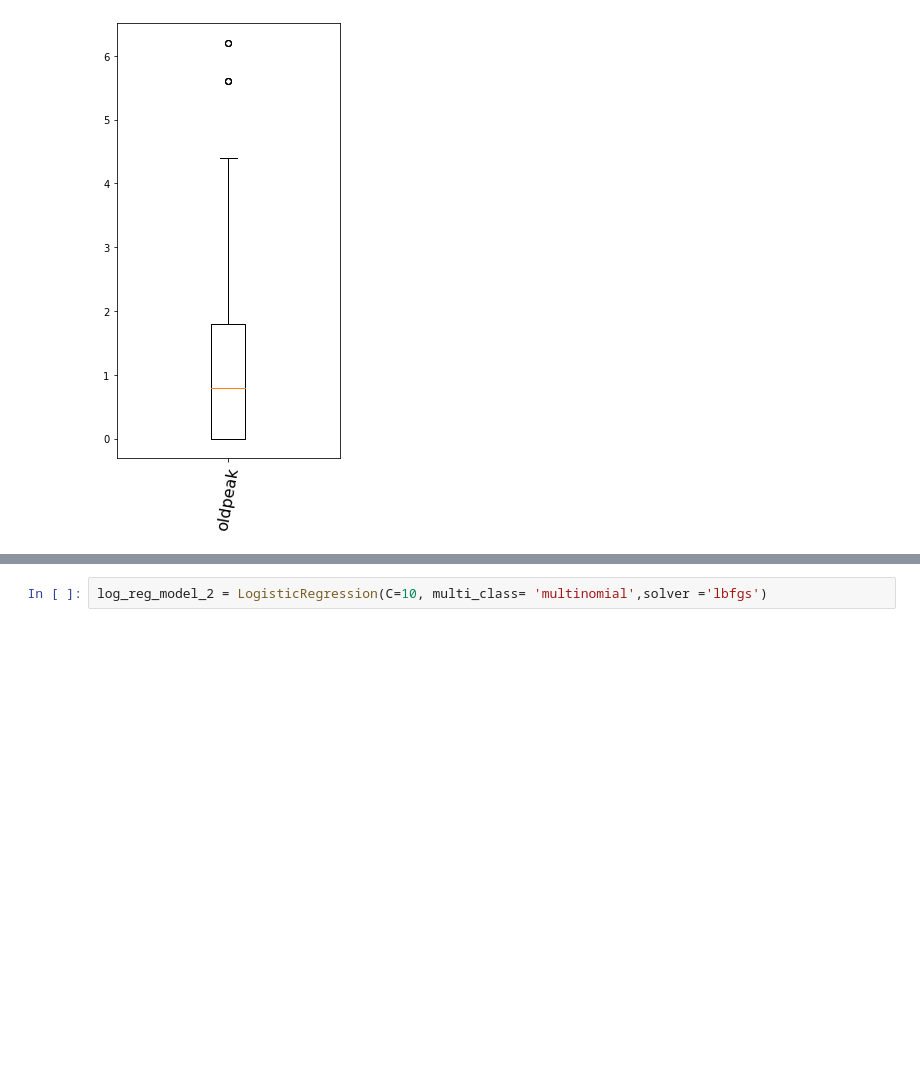
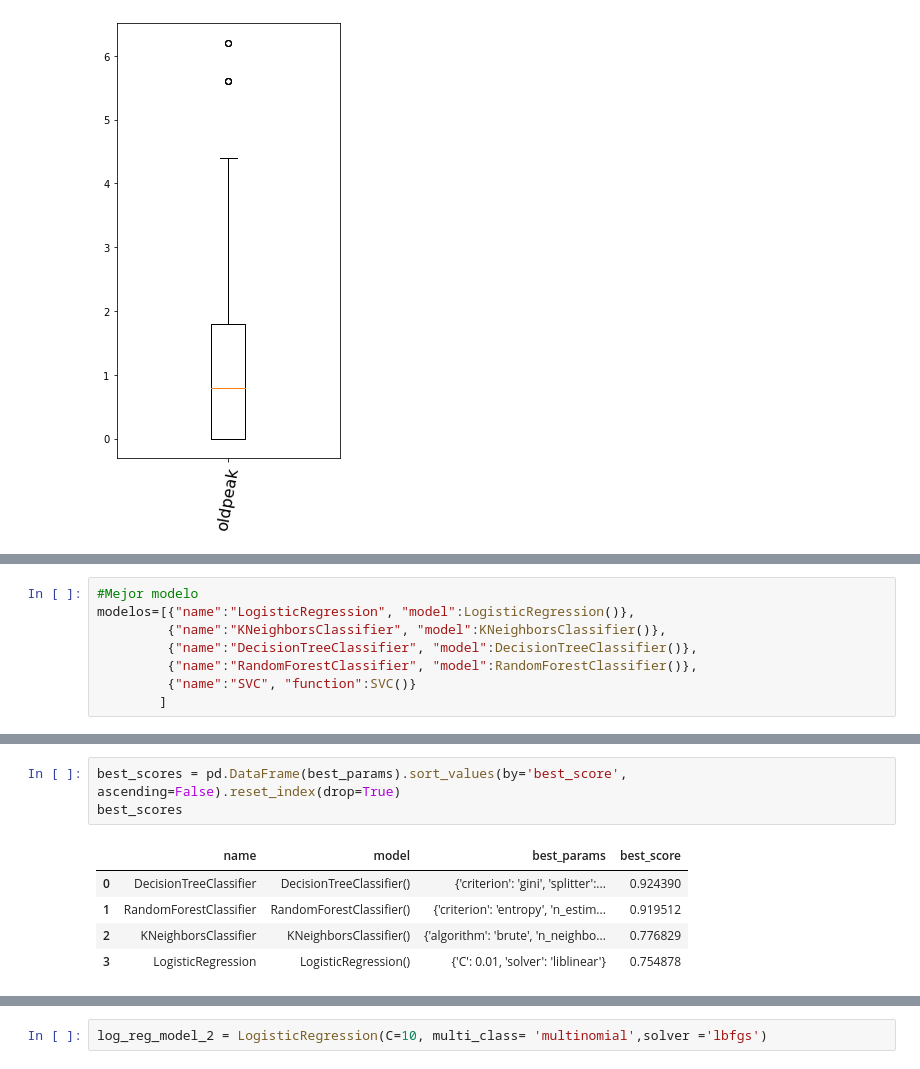
Before and after one commit to pablojrosa/LogisticRegression, a Jupyter notebook: Heart.ipynb, the cells around one changed output, grey strips where cells are left out. Drawn from its saved outputs; the diff is of its cells as text; blank space fills up the shorter version.

```diff
--- a/Heart.ipynb
+++ b/Heart.ipynb
@@ -67 +73,9 @@ X = df.drop('target',axis=1)
 X_train, X_test, y_train, y_test = train_test_split(X, y, test_size=0.2, random_state=0)
+# %%
+#Mejor modelo
+modelos=[{"name":"LogisticRegression", "model":LogisticRegression()},
+         {"name":"KNeighborsClassifier", "model":KNeighborsClassifier()},
+         {"name":"DecisionTreeClassifier", "model":DecisionTreeClassifier()},
+         {"name":"RandomForestClassifier", "model":RandomForestClassifier()},
+         {"name":"SVC", "function":SVC()}
+        ]
@@ -67,0 +139,9 @@ X_train, X_test, y_train, y_test = train_test_split(X, y, test_size=0.2, random_
+# %%
+best_scores = pd.DataFrame(best_params).sort_values(by='best_score', ascending=False).reset_index(drop=True)
+best_scores
+# %% [output]
+|  | name | model | best_params | best_score |
+| 0 | DecisionTreeClassifier | DecisionTreeClassifier() | {'criterion': 'gini', 'splitter':... | 0.924390 |
+| 1 | RandomForestClassifier | RandomForestClassifier() | {'criterion': 'entropy', 'n_estim... | 0.919512 |
+| 2 | KNeighborsClassifier | KNeighborsClassifier() | {'algorithm': 'brute', 'n_neighbo... | 0.776829 |
+| 3 | LogisticRegression | LogisticRegression() | {'C': 0.01, 'solver': 'liblinear'} | 0.754878 |
```
Also changed, not shown: parts of 12 cells of this notebook, 10 other files.
